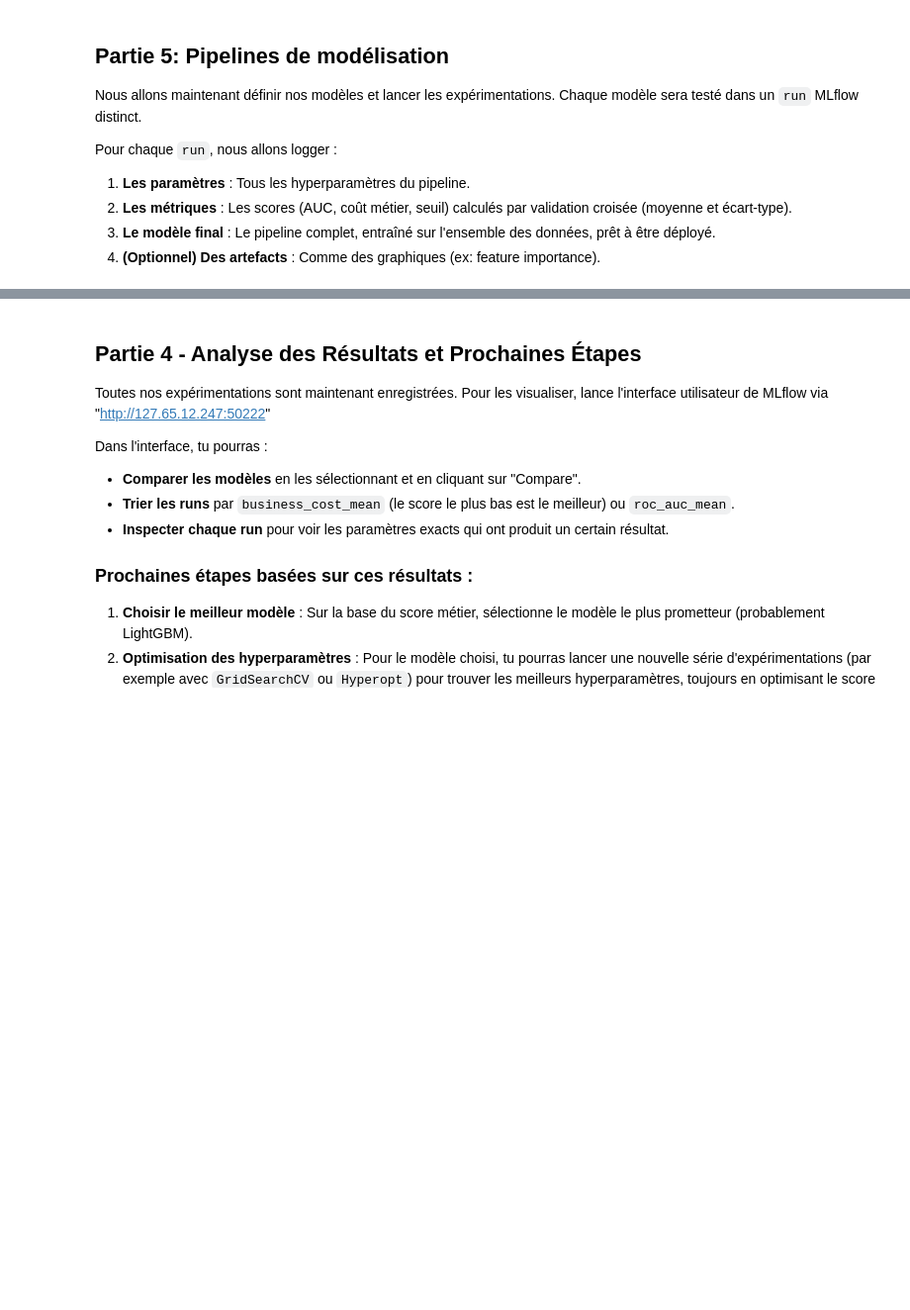
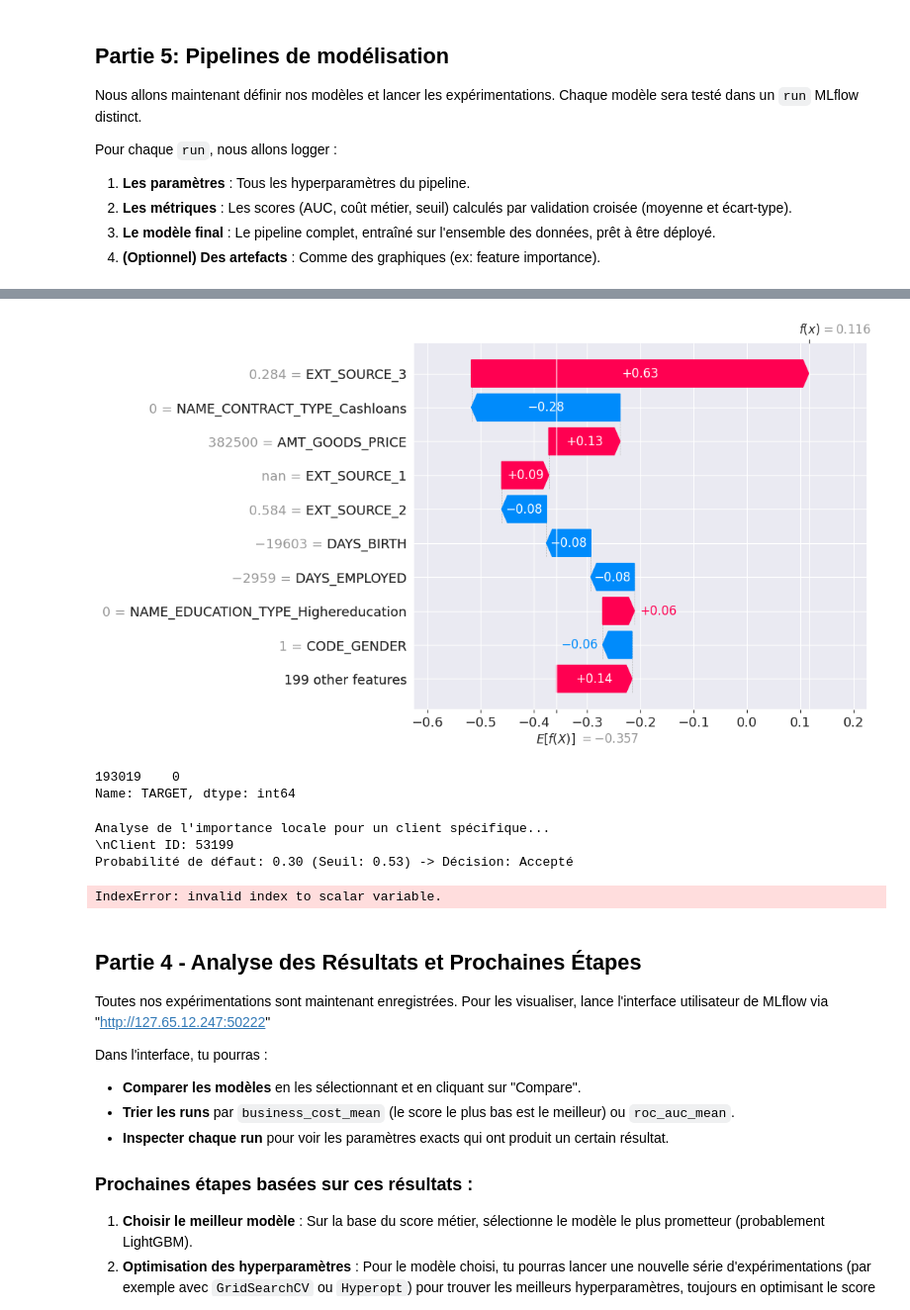
Before and after one commit to gndu91/p7, a Jupyter notebook: deliverables/GHOUL_Nadir_2_notebook_modélisation.ipynb, the cells around one changed output, grey strips where cells are left out. Shown at 99% size. Saved outputs shown, nothing was run; the diff lists cells and outputs as text; code cells hidden in the pictures; blank space fills up the shorter version.

```diff
--- a/deliverables/GHOUL_Nadir_2_notebook_modélisation.ipynb
+++ b/deliverables/GHOUL_Nadir_2_notebook_modélisation.ipynb
@@ -412,13 +471,11 @@ def copy_and_return_x[T, U](callback: Callable[[T, U], None]) -> Callable[[T, U]
 @FunctionTransformer
 @copy_and_return_x
 def custom_preprocessor(X, y=None) -> None:
-    X = pd.concat([X.set_index('SK_ID_CURR'), cc_agg])
-
     # On commence par réparer l'erreur que nous avons vu à l'étape d'Analyse Exploratoire
     X['DAYS_EMPLOYED'] = X['DAYS_EMPLOYED'].replace({365243: np.nan})
 
     # On va ensuite supprimer la variable identifiant
-    # X.pop('SK_ID_CURR')  # TODO: Check for this
+    X.pop('SK_ID_CURR')  # TODO: Check for this
 
     # On va enfin traiter les valeurs catégorielles
 
@@ -545,6 +621,10 @@ pipelines = [
          'model__C': [0.1, 1.0, 10.0], 'model__max_iter': [100, 1000]}),
     ('LightGBMClassifier', new_pipeline(('model', LGBMClassifier(class_weight='balanced'))), {
         'model__n_estimators': [100, 200], 'model__learning_rate': [0.05, 0.1], 'model__num_leaves': [20, 31]})
+]
+pipelines = [
+    ('LightGBMClassifier', new_pipeline(('model', LGBMClassifier(class_weight='balanced'))), {
+        'model__n_estimators': [100], 'model__learning_rate': [0.05], 'model__num_leaves': [20]})
 ]
 
 # Définition de la stratégie de validation croisée
@@ -796,3 +928,18 @@ shap.waterfall_plot(shap_values_client[0])
+# %%
+# 'explainer' et 'X_test_transformed' sont déjà calculés dans ton code
+# Choisissons un client à expliquer (par exemple le premier)
+client_index = 1
+shap_values_client = explainer(X_test_transformed.iloc[[client_index]])
+
+# Pour un graphique en "cascade" (très visuel)
+shap.waterfall_plot(shap_values_client[0])
+# %% [output]
+[figure, added]
+# %%
+y_test_final.iloc[[2]]
+# %% [output]
+193019    0
+Name: TARGET, dtype: int64
 # %%
 # --- 6. Analyse SHAP Locale (pour un client) ---
 print("Analyse de l'importance locale pour un client spécifique...")
@@ -832,6 +979,11 @@ plt.show()
 
 # Créer le graphique waterfall_plot (encore plus clair)
 shap.waterfall_plot(shap_values_client[0,:,1], max_display=15)
+# %% [output]
+Analyse de l'importance locale pour un client spécifique...
+\nClient ID: 53199
+Probabilité de défaut: 0.30 (Seuil: 0.53) -> Décision: Accepté
+IndexError: invalid index to scalar variable.
 # %%
 import json
 from pathlib import Path
```
Also changed, not shown: parts of 13 cells of this notebook.
